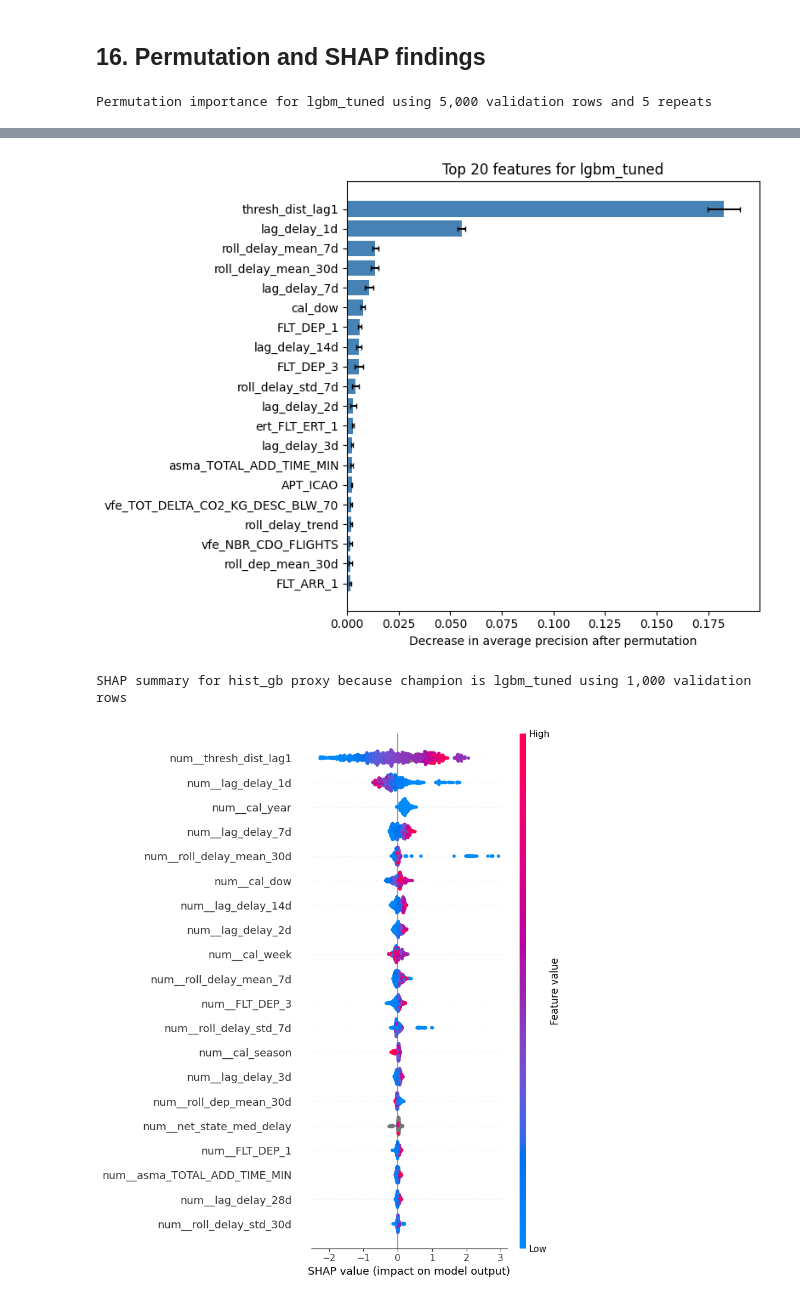
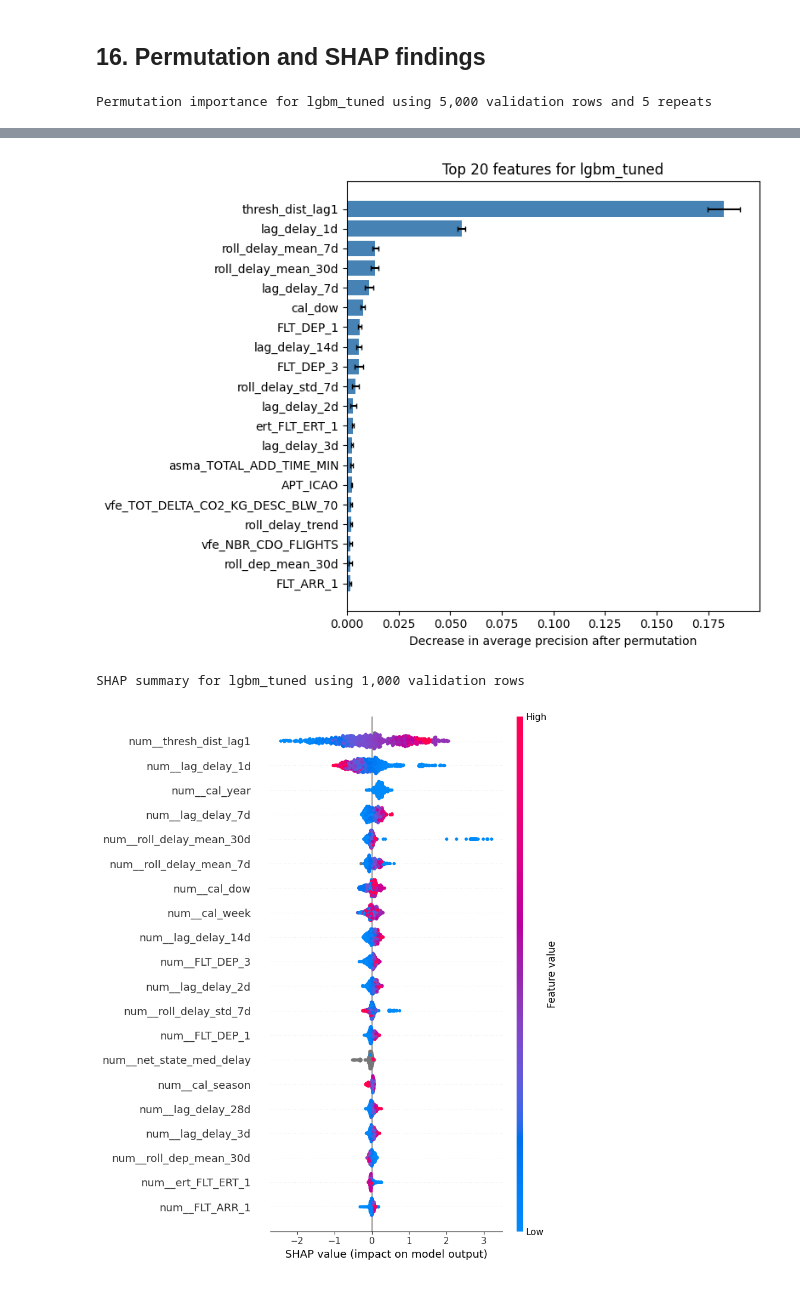
Before and after one commit to agarcia246/Machine_learning_Project, a Jupyter notebook: flight_delays.ipynb, the cells around one changed output, grey strips where cells are left out. Drawn from its saved outputs; the diff is of its cells as text; code cells hidden in the pictures.

```diff
--- a/flight_delays.ipynb
+++ b/flight_delays.ipynb
@@ -2126,7 +2126,7 @@ INTERP_SAMPLE_SIZE = 5_000
 INTERP_N_REPEATS = 5
 SHAP_SAMPLE_SIZE = 1_000
 TOP_N_FEATURES = 20
-TREE_CLASSIFIERS = {"decision_tree", "random_forest", "hist_gb", "lgbm"}
+TREE_CLASSIFIERS = {"decision_tree", "random_forest", "hist_gb", "hist_gb_tuned", "lgbm", "lgbm_tuned"}
 
 
 rng = np.random.default_rng(RANDOM_STATE)
@@ -2224,35 +2224,35 @@ print(
 shap.summary_plot(
     shap_values,
     X_shap,
     feature_names=feat_names,
     max_display=TOP_N_FEATURES,
     show=False,
 )
 
 plt.tight_layout()
 plt.show()
 # %% [output]
 Permutation importance for lgbm_tuned using 5,000 validation rows and 5 repeats
 |  | feature | importance_mean | importance_std |
 | 0 | thresh_dist_lag1 | 0.182543 | 0.007869 |
 | 1 | lag_delay_1d | 0.055447 | 0.001711 |
 | 2 | roll_delay_mean_7d | 0.013594 | 0.001441 |
 | 3 | roll_delay_mean_30d | 0.013369 | 0.001784 |
 | 4 | lag_delay_7d | 0.010693 | 0.001923 |
 | 5 | cal_dow | 0.007706 | 0.001078 |
 | 6 | FLT_DEP_1 | 0.006194 | 0.000972 |
 | 7 | lag_delay_14d | 0.005820 | 0.001332 |
 | 8 | FLT_DEP_3 | 0.005744 | 0.001883 |
 | 9 | roll_delay_std_7d | 0.003984 | 0.001599 |
 | ... | ... | ... | ... |
 | 15 | vfe_TOT_DELTA_CO2_KG_DESC_BLW_70 | 0.002086 | 0.000307 |
 | 16 | roll_delay_trend | 0.001981 | 0.000548 |
 | 17 | vfe_NBR_CDO_FLIGHTS | 0.001796 | 0.000628 |
 | 18 | roll_dep_mean_30d | 0.001756 | 0.000841 |
 | 19 | FLT_ARR_1 | 0.001503 | 0.000491 |
 [figure]
-SHAP summary for hist_gb proxy because champion is lgbm_tuned using 1,000 validation rows
+SHAP summary for lgbm_tuned using 1,000 validation rows
-[figure, old version]
+[figure, new version]
 # %% [markdown]
 ### Permutation importance findings
 
```
Also changed, not shown: parts of 7 cells of this notebook.
